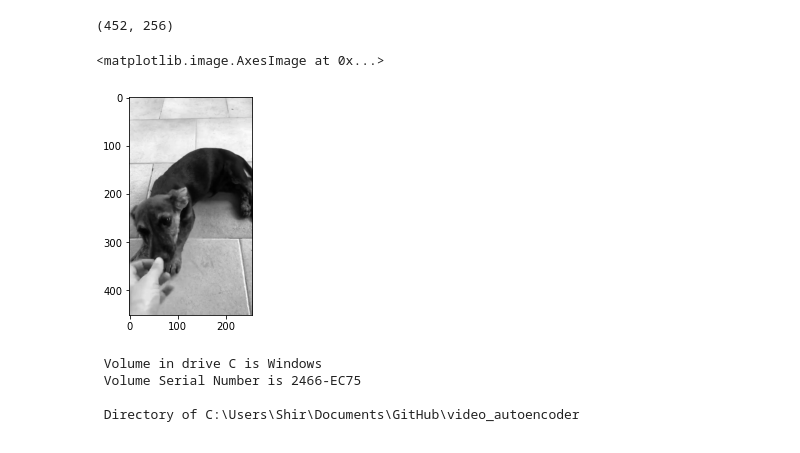
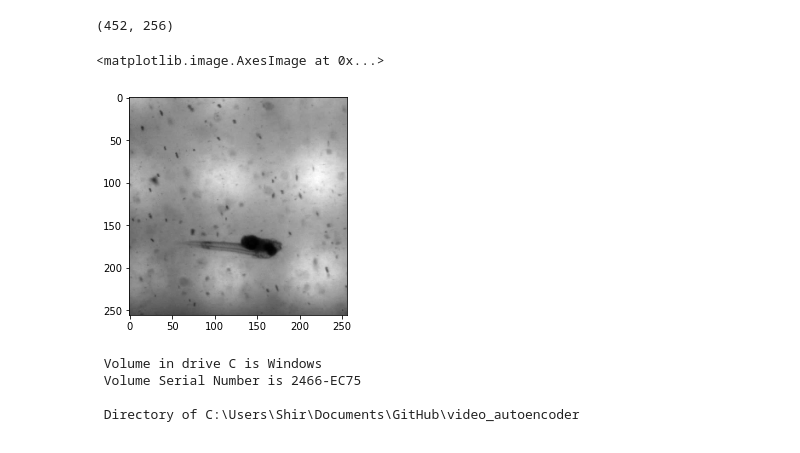
Before and after one commit to shir3bar/video_autoencoder, a Jupyter notebook: TrainingNotebook.ipynb, the cells around one changed output. Drawn from its saved outputs; the diff is of its cells as text; code cells hidden in the pictures.

```diff
--- a/TrainingNotebook.ipynb
+++ b/TrainingNotebook.ipynb
@@ -198,8 +225,13 @@ batch=next(iter(dataloader))
+# %%
+it=iter(dataloader)
+next(it)
+
+batch=next(it)
 # %%
-plt.imshow(get_plottable_frame(batch['clip'][0,:,99,:,:]),cmap='gray')
+plt.imshow(get_plottable_frame(batch['clip'][2,:,99,:,:]),cmap='gray')
 # %% [output]
 <matplotlib.image.AxesImage at 0x...>
-[figure, old version]
+[figure, new version]
 # %%
 !dir
 # %% [output]
```
Also changed, not shown: parts of 11 cells of this notebook, 2 other files.
